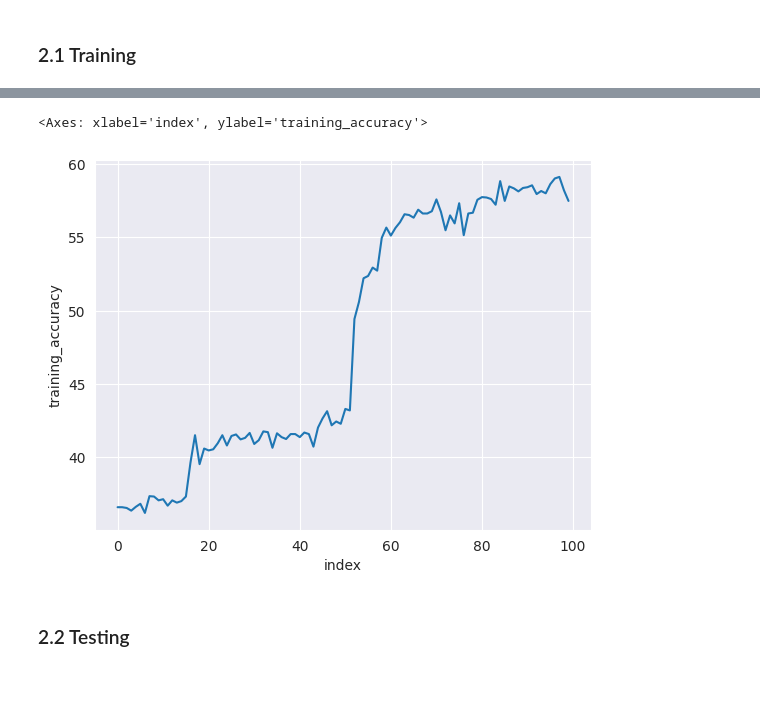
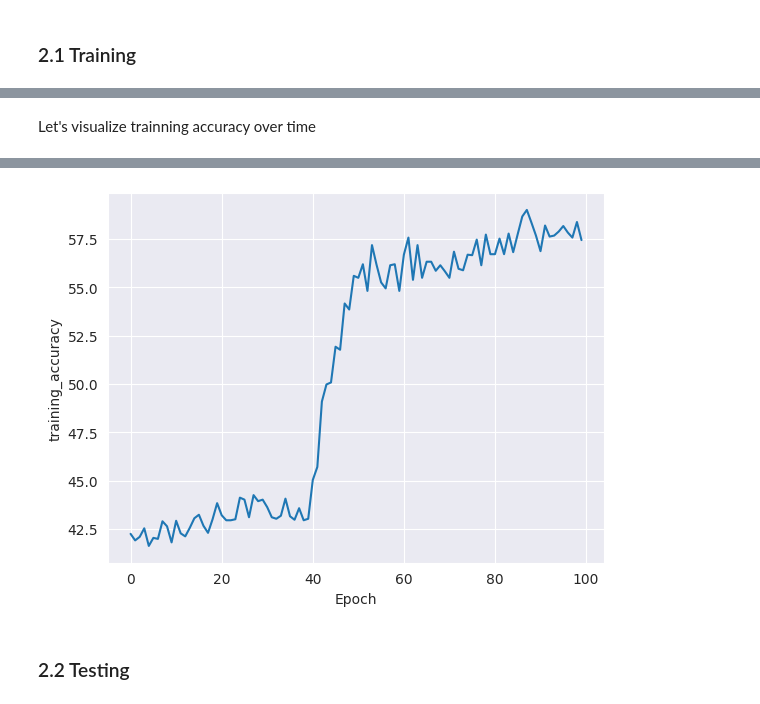
Before and after one commit to kubosis/NeRa, a Jupyter notebook: PyPredict/main.ipynb, the cells around one changed output, grey strips where cells are left out. Cells and saved outputs as stored; diff of their text form; code cells hidden in the pictures.

```diff
--- a/PyPredict/main.ipynb
+++ b/PyPredict/main.ipynb
@@ -262,6 +283,8 @@ GCONVCheb(
+# %% [markdown]
+Let's visualize trainning accuracy over time
 # %%
-trainer = Trainer(dataset, model)
-
-training_accuracy = trainer.train(epochs=100, verbose=True)
-sns.lineplot(x="index", y="training_accuracy", data=pd.DataFrame(training_accuracy, columns=["training_accuracy"]).reset_index())
+import matplotlib.pyplot as plt
+ax = sns.lineplot(x="index", y="training_accuracy", data=pd.DataFrame(training_accuracy, columns=["training_accuracy"]).reset_index())
+ax.set(xlabel="Epoch")
+plt.show()
 # %% [output]
@@ -285,5 +291,4 @@ sns.lineplot(x="index", y="training_accuracy", data=pd.DataFrame(training_accura
-<Axes: xlabel='index', ylabel='training_accuracy'>
-[figure, old version]
+[figure, new version]
 # %% [markdown]
 ### 2.2 Testing
 # %%
```
Also changed, not shown: parts of 10 cells of this notebook, 2 other files.
